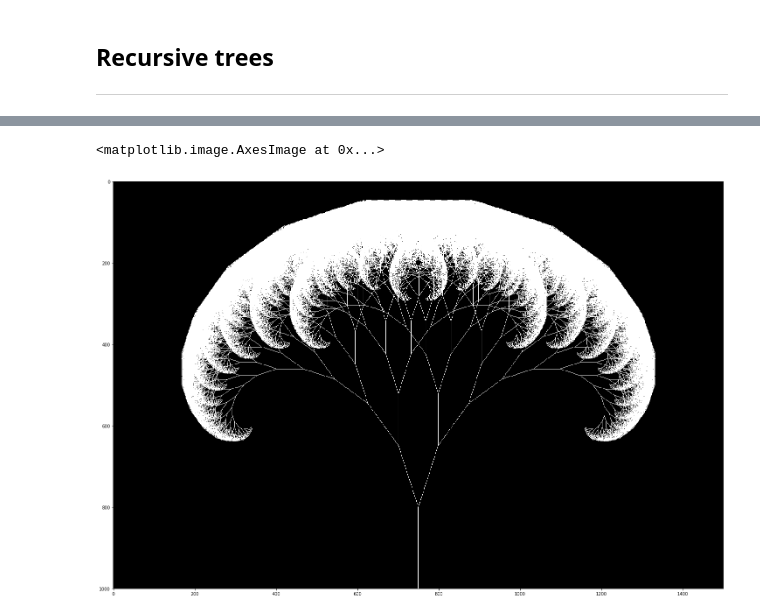
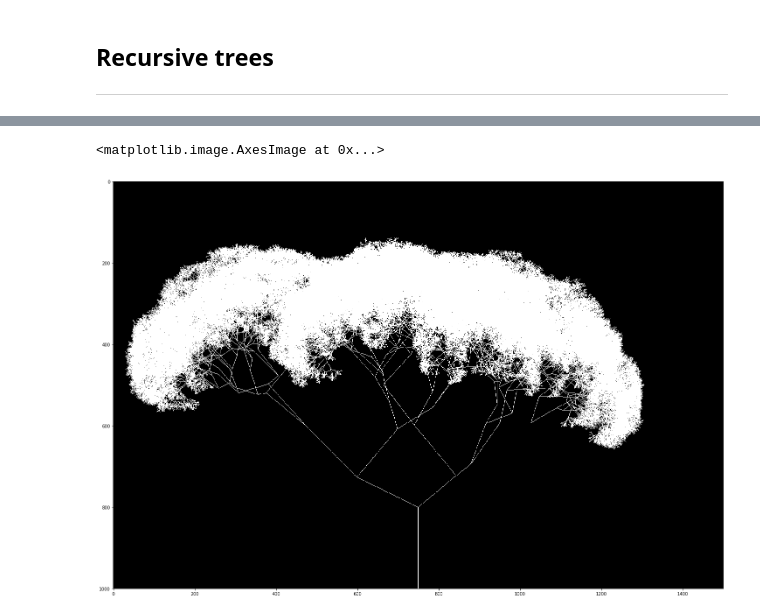
Before and after one commit to nadavhacmun/Animations, a Jupyter notebook: animations.ipynb, the cells around one changed output, grey strips where cells are left out. Saved outputs shown, nothing was run; the diff lists cells and outputs as text; code cells hidden in the pictures.

```diff
--- a/animations.ipynb
+++ b/animations.ipynb
@@ -667,2 +683,9 @@ Moviepy - video ready recursivetree1.mp4
 # %%
-img, _ = MakeRecursiveTree(1500, 1000, 0, 200, 0.8, 3, np.pi/10, False, 1)
+img, _ = MakeRecursiveTree(1500, 1000, 0, 200, 0.8, 3, np.pi/10, False, 1) # Generating recursive tree with noise added
+
+# plotting it
+plt.figure(figsize=(25,25))
+plt.imshow(img, cmap="gray")
+# %% [output]
+<matplotlib.image.AxesImage at 0x...>
+[figure, added]
@@ -671,6 +691,0 @@ img2, _ = MakeRecursiveTree(1500, 1000, 0, 200, 0.8, 3, np.pi/10, False, 0)
-# %%
-plt.figure(figsize=(25,25))
-plt.imshow(img2, cmap="gray")
-# %% [output]
-<matplotlib.image.AxesImage at 0x...>
-[figure, removed]
```
Also changed, not shown: parts of 10 cells of this notebook, 2 other files.
